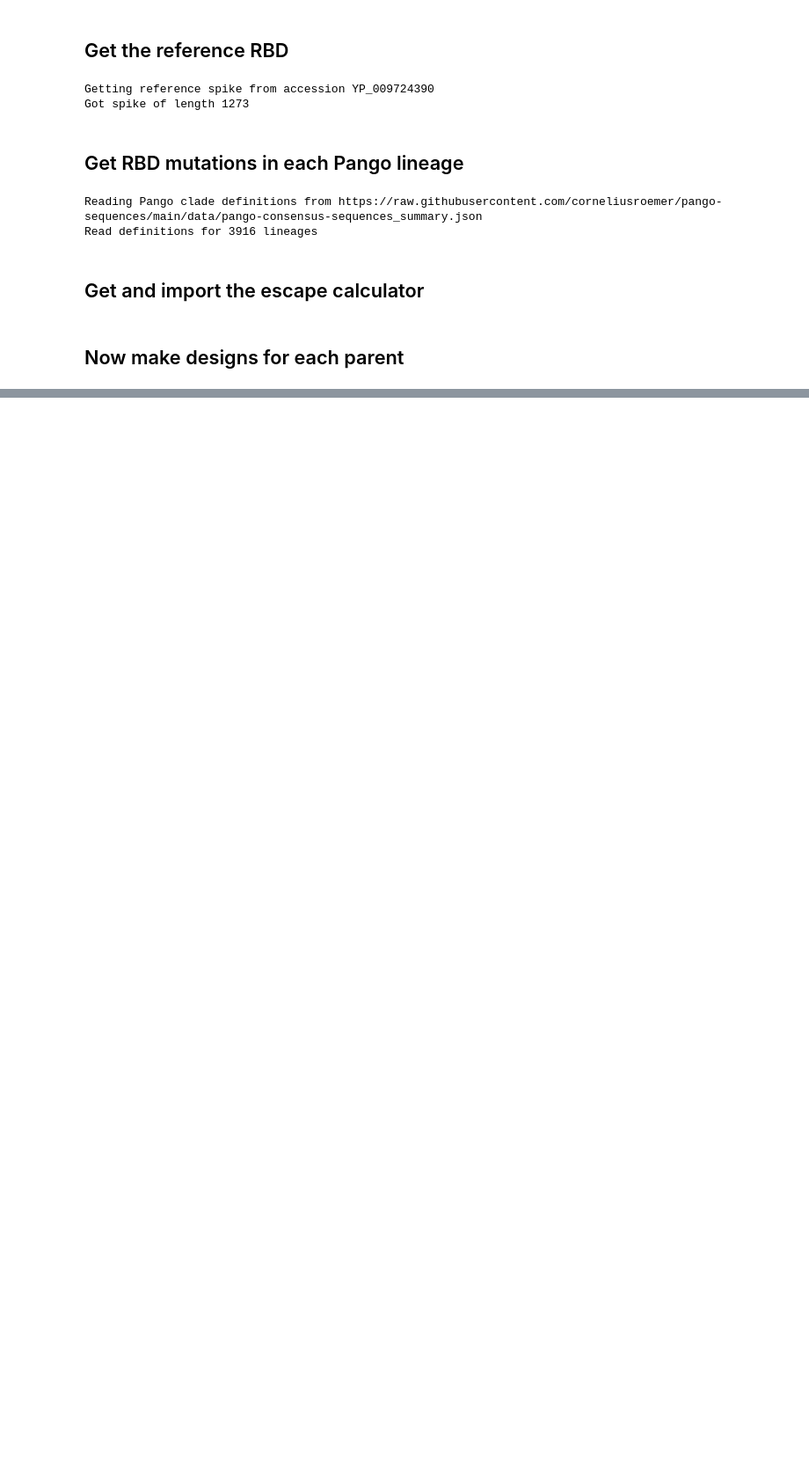
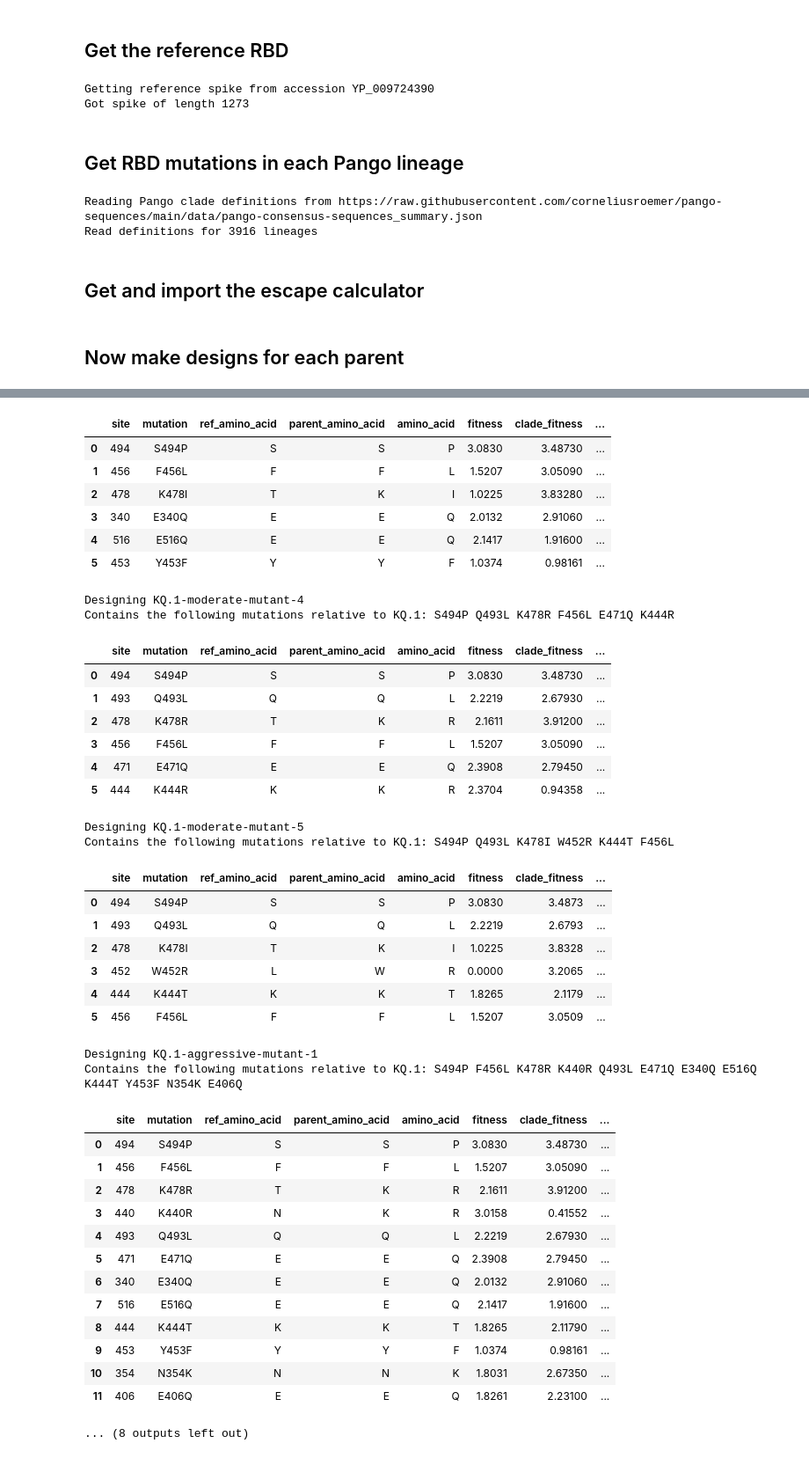
Before and after one commit to jbloomlab/SARS2-RBD-escape-mutants, a Jupyter notebook: design_mutants.ipynb, the cells around one changed output, grey strips where cells are left out. Shown at 88% size. Saved outputs shown, nothing was run; the diff lists cells and outputs as text; code cells hidden in the pictures; blank space fills up the shorter version.

Commit message:
finish notebook to design mutants

```diff
--- a/design_mutants.ipynb
+++ b/design_mutants.ipynb
@@ -89,6 +89,7 @@ repetition_downweight = config["repetition_downweight"]
 allow_reversions_to_ref = config["allow_reversions_to_ref"]
 categories = config["categories"]
 
+all_mutants = []
 for (parent, parent_d), category in itertools.product(config["parent_specs"].items(), categories):
     nmutants = parent_d["nmutants"]
     nmutations = categories[category]
@@ -113,6 +114,14 @@ for (parent, parent_d), category in itertools.product(config["parent_specs"].ite
         )
     )
     assert len(parent_aas) == parent_aas["site"].nunique() == len(ref_rbd)
+
+    parent_muts_from_ref = (
+        parent_aas
+        .query("ref_amino_acid != parent_amino_acid")
+        .set_index("site")
+        ["parent_amino_acid"]
+        .to_dict()
+    )
 
     # set up escape calculator
     escape_calc = escapecalculator.EscapeCalculator(virus=parent_config["escapecalculator"]["virus"])
@@ -243,6 +252,7 @@ for (parent, parent_d), category in itertools.product(config["parent_specs"].ite
         mutated_sites = []  # sites mutated in this variant
         mutated_df = []
         mutations = []
+        muts_from_ref = parent_muts_from_ref.copy()
         for imutation in range(nmutations):
             # we re-do escape calculator for each new mutated sites
             mutant_phenotypes = parent_phenotypes.merge(
@@ -303,7 +313,17 @@ for (parent, parent_d), category in itertools.product(config["parent_specs"].ite
             mutated_df.append(mutation_row)
             mutations.append(mutation)
             mut_counts[mutation] += 1
+            muts_from_ref[site] = amino_acid
 
+        muts_from_ref = " ".join([f"{ref_rbd[site]}{site}{mut}" for (site, mut) in sorted(muts_from_ref.items())])
+        mutations = " ".join(mutations)
+        all_mutants.append((mutant_name, parent, mutations, muts_from_ref))
         mutated_df = pd.concat(mutated_df, ignore_index=True)
-        print(f"Contains the following mutations: {', '.join(mutations)}")
+        print(f"Contains the following mutations relative to {parent}: {mutations}")
         display(mutated_df)
+
+all_mutants = pd.DataFrame(
+    all_mutants,
+    columns=["name", "parent_strain", "mutations_from_parent", "mutations_from_reference"],
+)
+# %% [output]
@@ -309,0 +350,41 @@ for (parent, parent_d), category in itertools.product(config["parent_specs"].ite
+|  | site | mutation | ref_amino_acid | parent_amino_acid | amino_acid | fitness | clade_fitness | ... |
+| 0 | 494 | S494P | S | S | P | 3.0830 | 3.48730 | ... |
+| 1 | 456 | F456L | F | F | L | 1.5207 | 3.05090 | ... |
+| 2 | 478 | K478I | T | K | I | 1.0225 | 3.83280 | ... |
+| 3 | 340 | E340Q | E | E | Q | 2.0132 | 2.91060 | ... |
+| 4 | 516 | E516Q | E | E | Q | 2.1417 | 1.91600 | ... |
+| 5 | 453 | Y453F | Y | Y | F | 1.0374 | 0.98161 | ... |
+Designing KQ.1-moderate-mutant-4
+Contains the following mutations relative to KQ.1: S494P Q493L K478R F456L E471Q K444R
+|  | site | mutation | ref_amino_acid | parent_amino_acid | amino_acid | fitness | clade_fitness | ... |
+| 0 | 494 | S494P | S | S | P | 3.0830 | 3.48730 | ... |
+| 1 | 493 | Q493L | Q | Q | L | 2.2219 | 2.67930 | ... |
+| 2 | 478 | K478R | T | K | R | 2.1611 | 3.91200 | ... |
+| 3 | 456 | F456L | F | F | L | 1.5207 | 3.05090 | ... |
+| 4 | 471 | E471Q | E | E | Q | 2.3908 | 2.79450 | ... |
+| 5 | 444 | K444R | K | K | R | 2.3704 | 0.94358 | ... |
+Designing KQ.1-moderate-mutant-5
+Contains the following mutations relative to KQ.1: S494P Q493L K478I W452R K444T F456L
+|  | site | mutation | ref_amino_acid | parent_amino_acid | amino_acid | fitness | clade_fitness | ... |
+| 0 | 494 | S494P | S | S | P | 3.0830 | 3.4873 | ... |
+| 1 | 493 | Q493L | Q | Q | L | 2.2219 | 2.6793 | ... |
+| 2 | 478 | K478I | T | K | I | 1.0225 | 3.8328 | ... |
+| 3 | 452 | W452R | L | W | R | 0.0000 | 3.2065 | ... |
+| 4 | 444 | K444T | K | K | T | 1.8265 | 2.1179 | ... |
+| 5 | 456 | F456L | F | F | L | 1.5207 | 3.0509 | ... |
+Designing KQ.1-aggressive-mutant-1
+Contains the following mutations relative to KQ.1: S494P F456L K478R K440R Q493L E471Q E340Q E516Q K444T Y453F N354K E406Q
+|  | site | mutation | ref_amino_acid | parent_amino_acid | amino_acid | fitness | clade_fitness | ... |
+| 0 | 494 | S494P | S | S | P | 3.0830 | 3.48730 | ... |
+| 1 | 456 | F456L | F | F | L | 1.5207 | 3.05090 | ... |
+| 2 | 478 | K478R | T | K | R | 2.1611 | 3.91200 | ... |
+| 3 | 440 | K440R | N | K | R | 3.0158 | 0.41552 | ... |
+| 4 | 493 | Q493L | Q | Q | L | 2.2219 | 2.67930 | ... |
+| 5 | 471 | E471Q | E | E | Q | 2.3908 | 2.79450 | ... |
+| 6 | 340 | E340Q | E | E | Q | 2.0132 | 2.91060 | ... |
+| 7 | 516 | E516Q | E | E | Q | 2.1417 | 1.91600 | ... |
+| 8 | 444 | K444T | K | K | T | 1.8265 | 2.11790 | ... |
+| 9 | 453 | Y453F | Y | Y | F | 1.0374 | 0.98161 | ... |
+| 10 | 354 | N354K | N | N | K | 1.8031 | 2.67350 | ... |
+| 11 | 406 | E406Q | E | E | Q | 1.8261 | 2.23100 | ... |
+... (8 outputs left out)
```
Also changed, not shown: parts of 3 cells of this notebook, 1 other file.
